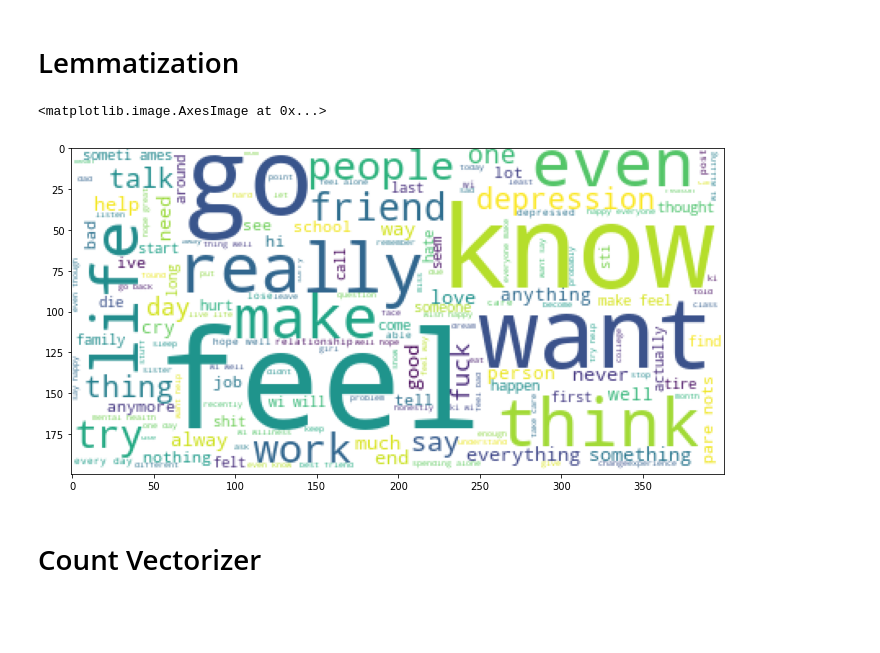
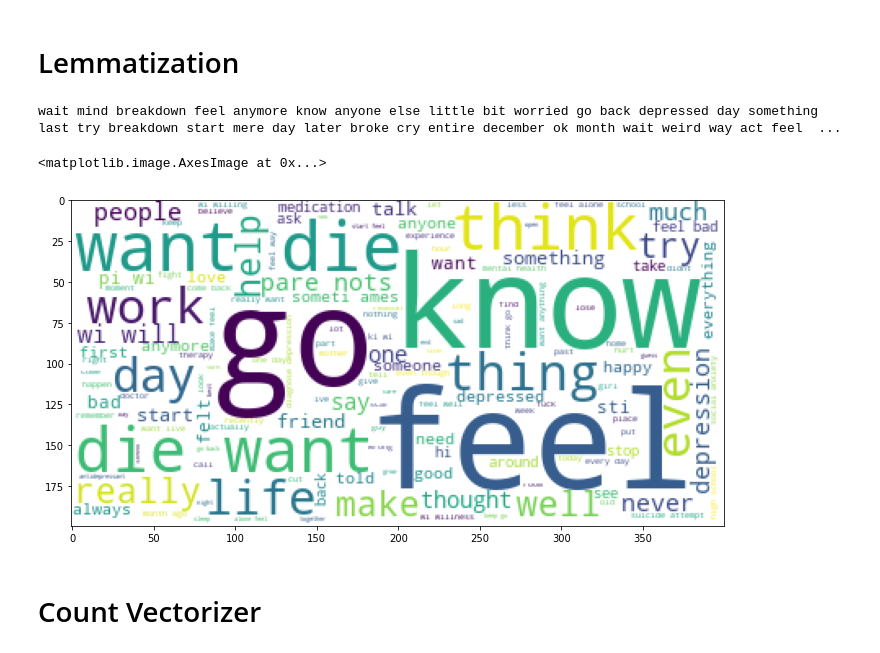
Before and after one commit to sanduerhan/Licenta, a Jupyter notebook: code.ipynb, the cells around one changed output. Saved outputs shown, nothing was run; the diff lists cells and outputs as text; code cells hidden in the pictures; blank space fills up the shorter version.

```diff
--- a/code.ipynb
+++ b/code.ipynb
@@ -282,16 +268,20 @@ def lemm(text):
 
 train_x = train_x.apply(lemm)
 test_x = test_x.apply(lemm)
+# %%
+print(train_x[0])
+# %% [output]
+wait mind breakdown feel anymore know anyone else little bit worried go back depressed day something last try breakdown start mere day later broke cry entire december ok month wait weird way act feel  ...
 # %%
 from wordcloud import WordCloud
 
 plt.figure(figsize=(12,6))
-text = ' '.join(train_x[dataset['Column3']=='not depression'])
+text = ' '.join(train_x[dataset['Column3']=='severe'])
 wc = WordCloud(background_color='white').generate(text)
 plt.imshow(wc)
 # %% [output]
 <matplotlib.image.AxesImage at 0x...>
-[figure, old version]
+[figure, new version]
 # %% [markdown]
 # Count Vectorizer
 # %%
```
Also changed, not shown: parts of 29 cells of this notebook.
